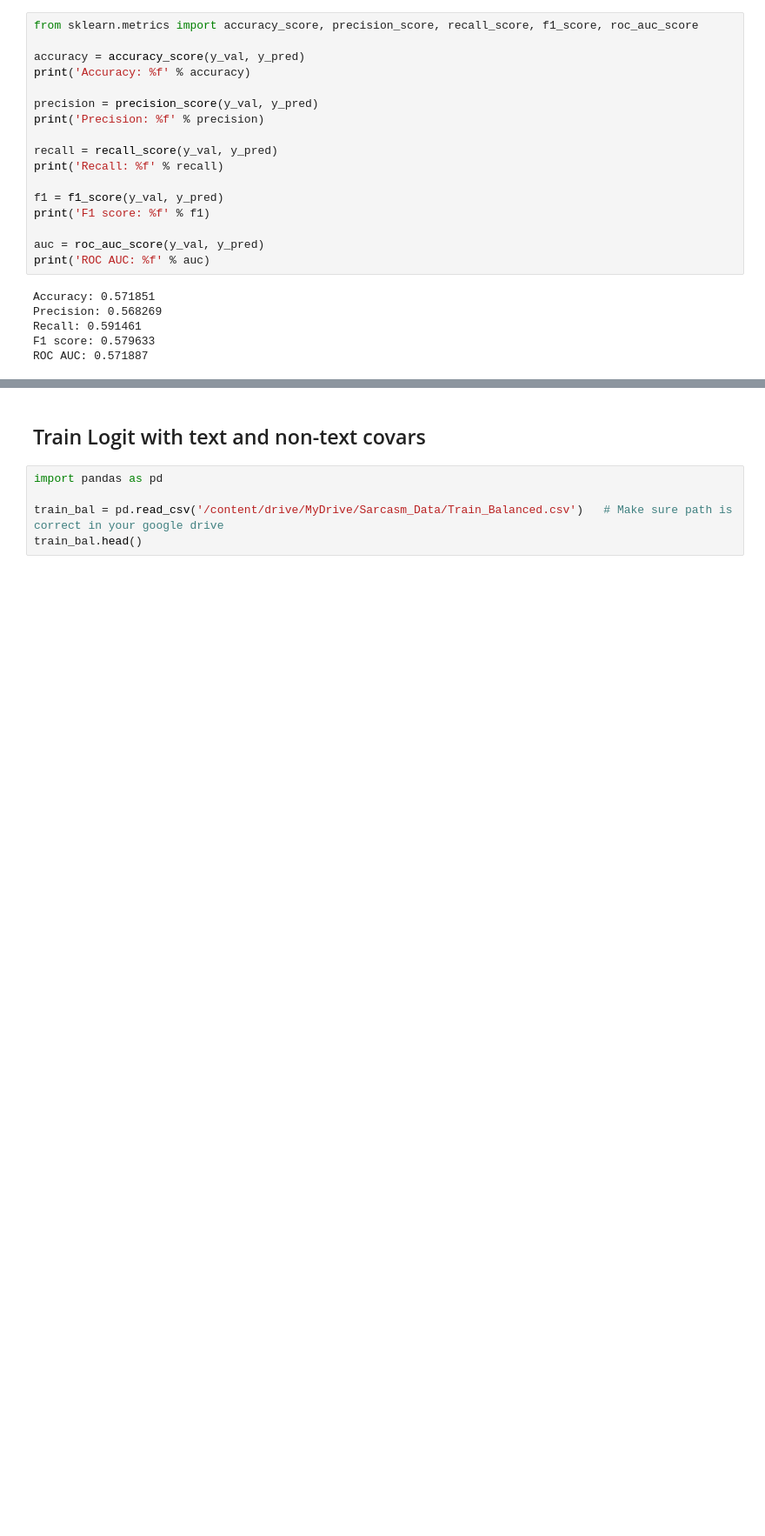
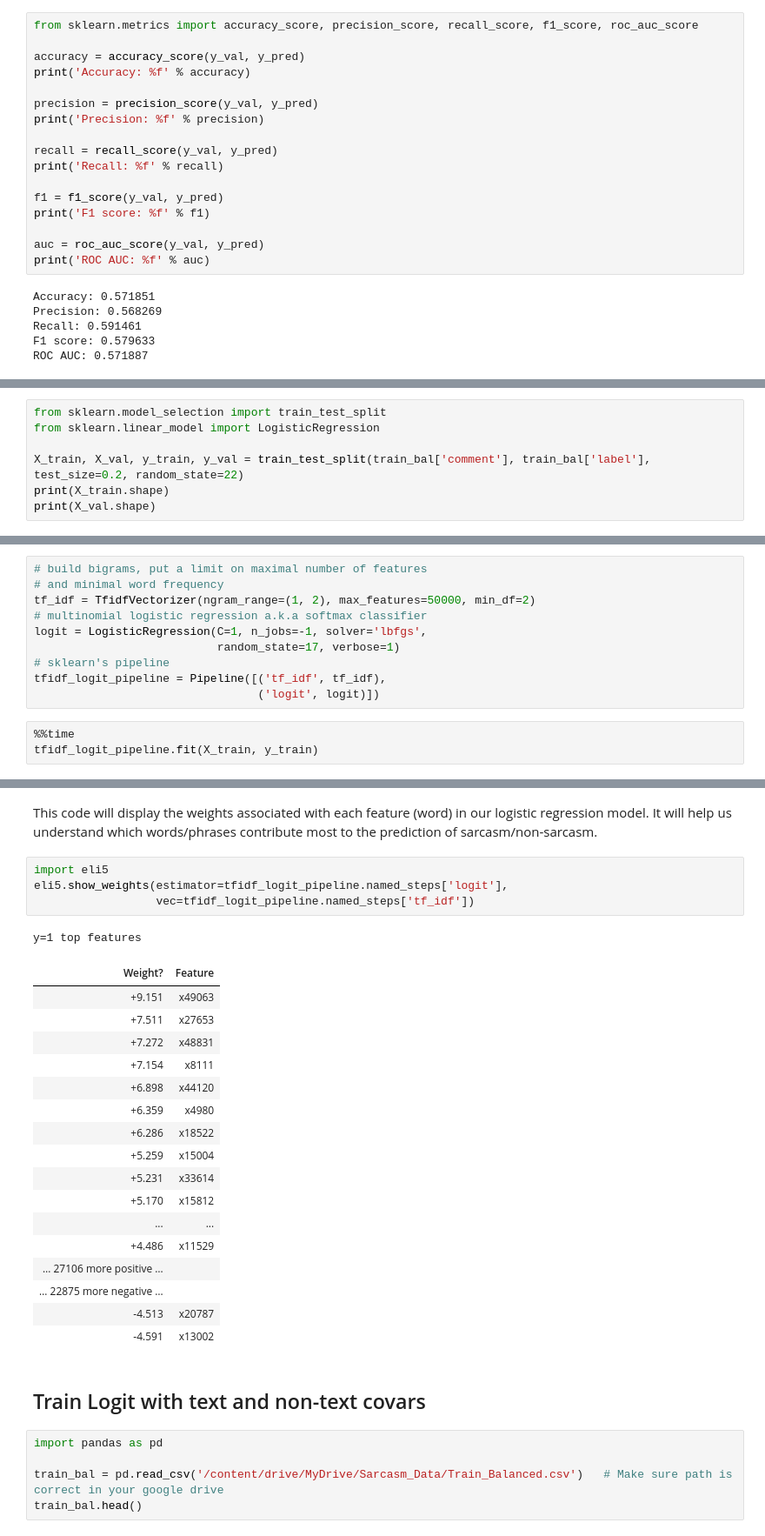
Before and after one commit to brianellis1997/Sarcasm_Detection, a Jupyter notebook: DS_440_Traditional_Models_Logit.ipynb, the cells around one changed output, grey strips where cells are left out. Shown at 87% size. Cells and saved outputs as stored; diff of their text form; blank space fills up the shorter version.

```diff
--- a/DS_440_Traditional_Models_Logit.ipynb
+++ b/DS_440_Traditional_Models_Logit.ipynb
@@ -1121,0 +1154,7 @@ ROC AUC: 0.571887
+# %%
+from sklearn.model_selection import train_test_split
+from sklearn.linear_model import LogisticRegression
+
+X_train, X_val, y_train, y_val = train_test_split(train_bal['comment'], train_bal['label'], test_size=0.2, random_state=22)
+print(X_train.shape)
+print(X_val.shape)
@@ -1121,0 +1164,13 @@ ROC AUC: 0.571887
+# %%
+# build bigrams, put a limit on maximal number of features
+# and minimal word frequency
+tf_idf = TfidfVectorizer(ngram_range=(1, 2), max_features=50000, min_df=2)
+# multinomial logistic regression a.k.a softmax classifier
+logit = LogisticRegression(C=1, n_jobs=-1, solver='lbfgs',
+                           random_state=17, verbose=1)
+# sklearn's pipeline
+tfidf_logit_pipeline = Pipeline([('tf_idf', tf_idf),
+                                 ('logit', logit)])
+# %%
+%%time
+tfidf_logit_pipeline.fit(X_train, y_train)
@@ -1122,3 +1238,28 @@ ROC AUC: 0.571887
+# %% [markdown]
+This code will display the weights associated with each feature (word) in our logistic regression model. It will help us understand which words/phrases contribute most to the prediction of sarcasm/non-sarcasm.
+# %%
+import eli5
+eli5.show_weights(estimator=tfidf_logit_pipeline.named_steps['logit'],
+                  vec=tfidf_logit_pipeline.named_steps['tf_idf'])
+# %% [output]
+y=1 top features
+| Weight? | Feature |
+| +9.151 | x49063 |
+| +7.511 | x27653 |
+| +7.272 | x48831 |
+| +7.154 | x8111 |
+| +6.898 | x44120 |
+| +6.359 | x4980 |
+| +6.286 | x18522 |
+| +5.259 | x15004 |
+| +5.231 | x33614 |
+| +5.170 | x15812 |
+| ... | ... |
+| +4.486 | x11529 |
+| … 27106 more positive … |  |
+| … 22875 more negative … |  |
+| -4.513 | x20787 |
+| -4.591 | x13002 |
 # %% [markdown]
 ## Train Logit with text and non-text covars
 # %%
```
Also changed, not shown: parts of 52 cells of this notebook.
